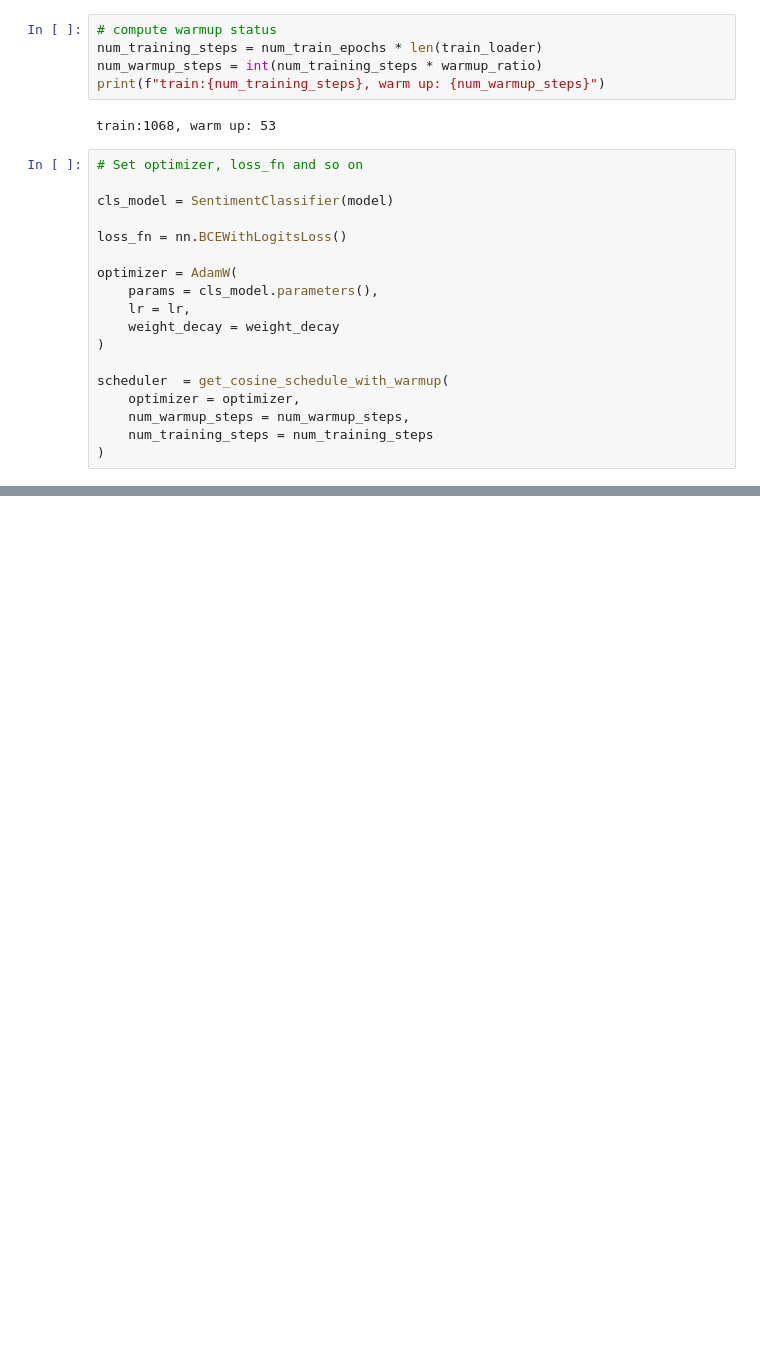
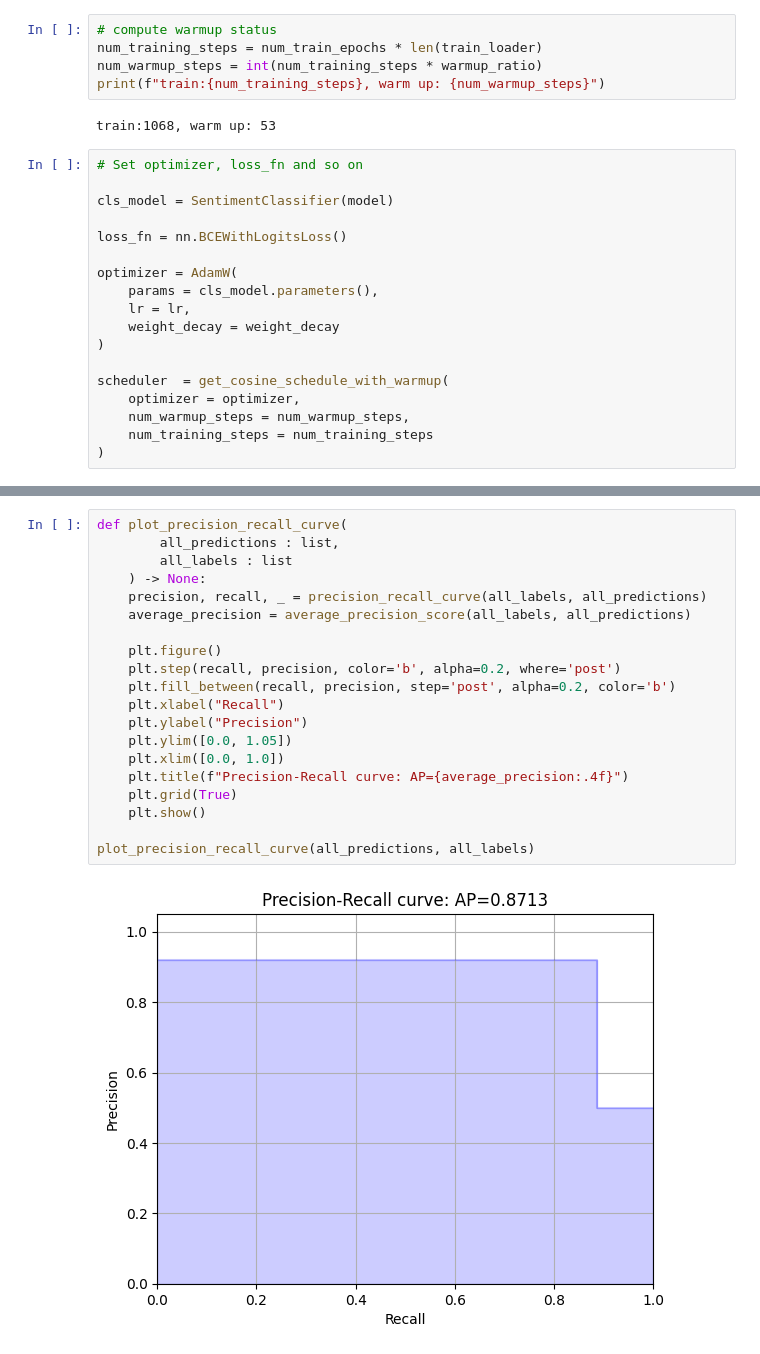
Before and after one commit to Anou-shka/SC4002_NLP, a Jupyter notebook: BERT/train_bert.ipynb, the cells around one changed output, grey strips where cells are left out. Drawn from its saved outputs; the diff is of its cells as text; blank space fills up the shorter version.

```diff
--- a/BERT/train_bert.ipynb
+++ b/BERT/train_bert.ipynb
@@ -374,0 +497,22 @@ F.sigmoid(cls_model.forward(toks["input_ids"].to(device), toks["attention_mask"]
+# %%
+def plot_precision_recall_curve(
+        all_predictions : list,
+        all_labels : list
+    ) -> None:
+    precision, recall, _ = precision_recall_curve(all_labels, all_predictions)
+    average_precision = average_precision_score(all_labels, all_predictions)
+
+    plt.figure()
+    plt.step(recall, precision, color='b', alpha=0.2, where='post')
+    plt.fill_between(recall, precision, step='post', alpha=0.2, color='b')
+    plt.xlabel("Recall")
+    plt.ylabel("Precision")
+    plt.ylim([0.0, 1.05])
+    plt.xlim([0.0, 1.0])
+    plt.title(f"Precision-Recall curve: AP={average_precision:.4f}")
+    plt.grid(True)
+    plt.show()
+
+plot_precision_recall_curve(all_predictions, all_labels)
+# %% [output]
+[figure, added]
```
Also changed, not shown: parts of 12 cells of this notebook.
